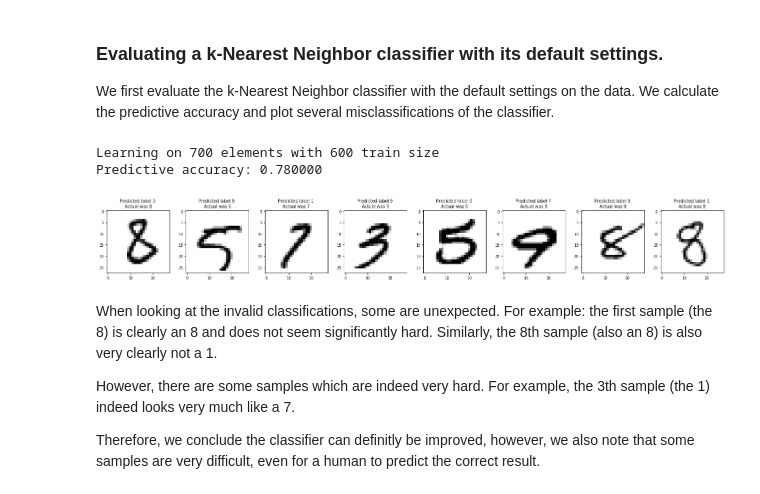
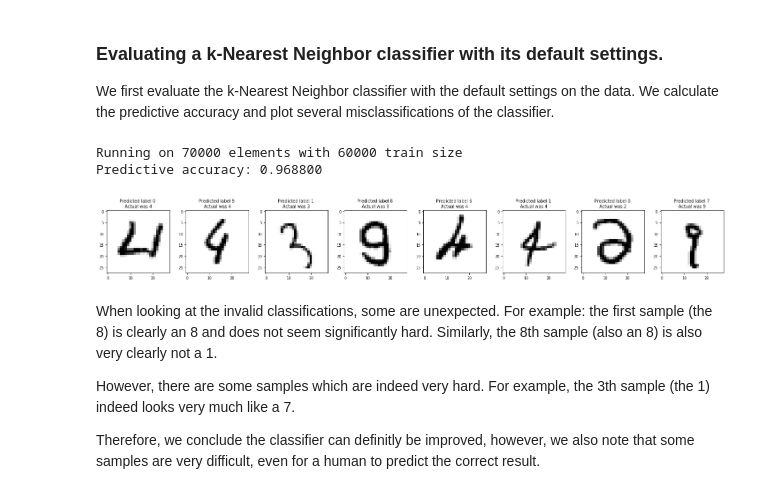
Before and after one commit to Zilarion/2IMW30-Assignment-1-2, a Jupyter notebook: a1/Assignment 1.ipynb, the cells around one changed output. Saved outputs shown, nothing was run; the diff lists cells and outputs as text; code cells hidden in the pictures.

```diff
--- a/a1/Assignment 1.ipynb
+++ b/a1/Assignment 1.ipynb
@@ -44,46 +44,46 @@ We first evaluate the k-Nearest Neighbor classifier with the default settings on
 samples = 8                                 # The number of invalid samples to plot
 dataSize = 70000                            # The size of our data
 split = 60000/dataSize                      # Split percentage
-percentage = 0.01                           # A multiplier which controls the percentage of data we use, set to 1 to run with all data
+percentage = 1                           # A multiplier which controls the percentage of data we use, set to 1 to run with all data
 numElements = int(percentage*dataSize)      # The number of elements we actually use in the run
 trainSize = int(percentage*dataSize*split)  # The size of the training dataset
 
 # Print the amount of elements we run on
-print("Learning on %i elements with %i train size" % (numElements, trainSize))
+print("Running on %i elements with %i train size" % (numElements, trainSize))
 
 # Split 60.000/10.000 for both the predictors and labels
 X_train, X_test = np.split(X[:numElements],[trainSize])
 y_train, y_test = np.split(y[:numElements],[trainSize])
 
 # Initialize knn with default values
 knn = neighbors.KNeighborsClassifier()
 
 # Fit knn to training data
 knn.fit(X_train, y_train)
 
 # Use knn to predict test data
 y_pred = knn.predict(X_test)
 
 # Print predictive accuracy
 print('Predictive accuracy: %f' % knn.score(X_test, y_test))
 
 # Print {samples} amount of figures with wrong results
 fig, axes = plt.subplots(1, samples, figsize=(20, 3))
 plt.tight_layout()
 sample = 0
 i = 0
 while sample < samples or i > len(y_pred):
     if (y_pred[i] != y_test[i]):
         axes[sample].imshow(X_test[i].reshape(28, 28), cmap=plt.cm.gray_r)
         axes[sample].set_title("Predicted label {} \nActual was {}".format(y_pred[i], y_test[i]))
         sample += 1
     i+=1
 
 plt.show()
 # %% [output]
-Learning on 700 elements with 600 train size
-Predictive accuracy: 0.780000
+Running on 70000 elements with 60000 train size
+Predictive accuracy: 0.968800
-[figure, old version]
+[figure, new version]
 # %% [markdown]
 When looking at the invalid classifications, some are unexpected. For example: the first sample (the 8) is clearly an 8 and does not seem significantly hard. Similarly, the 8th sample (also an 8) is also very clearly not a 1.
 
```
Also changed, not shown: parts of 4 cells of this notebook.
